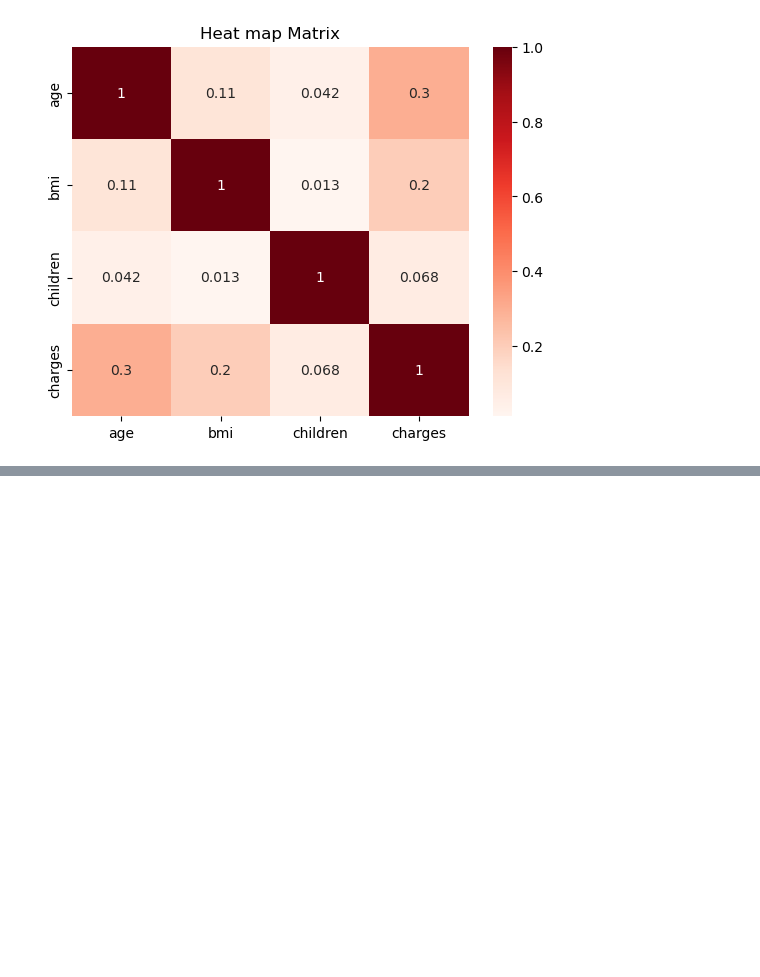
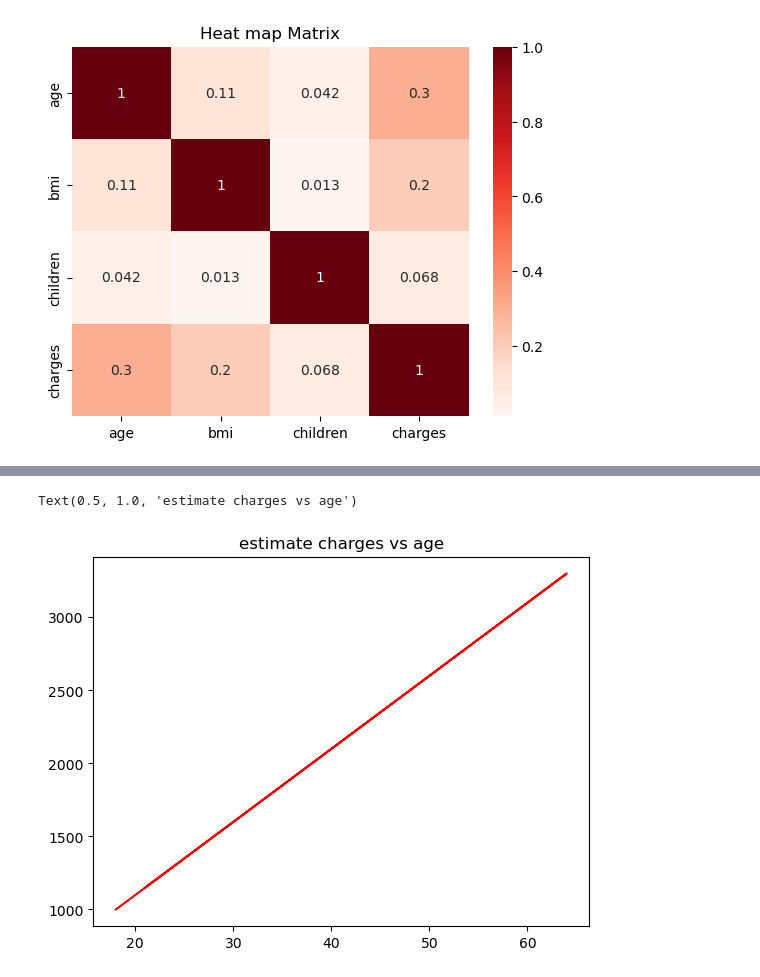
Before and after one commit to sulakshya1/machine-Learning, a Jupyter notebook: linear_regression/insurance.ipynb, the cells around one changed output, grey strips where cells are left out. Saved outputs shown, nothing was run; the diff lists cells and outputs as text; code cells hidden in the pictures; blank space fills up the shorter version.

```diff
--- a/linear_regression/insurance.ipynb
+++ b/linear_regression/insurance.ipynb
@@ -106,0 +116,15 @@ Text(0.5, 1.0, 'Heat map Matrix')
+# %%
+def estimate_charges(age, w , b):
+    return age* w + b
+# %%
+w = 50
+b = 100
+# %%
+age = non_smoker_df.age
+estimate_charges = estimate_charges(age, w, b)
+# %%
+plt.plot(age , estimate_charges,'r')
+plt.title("estimate charges vs age")
+# %% [output]
+Text(0.5, 1.0, 'estimate charges vs age')
+[figure, added]
```
Also changed, not shown: parts of 19 cells of this notebook.
